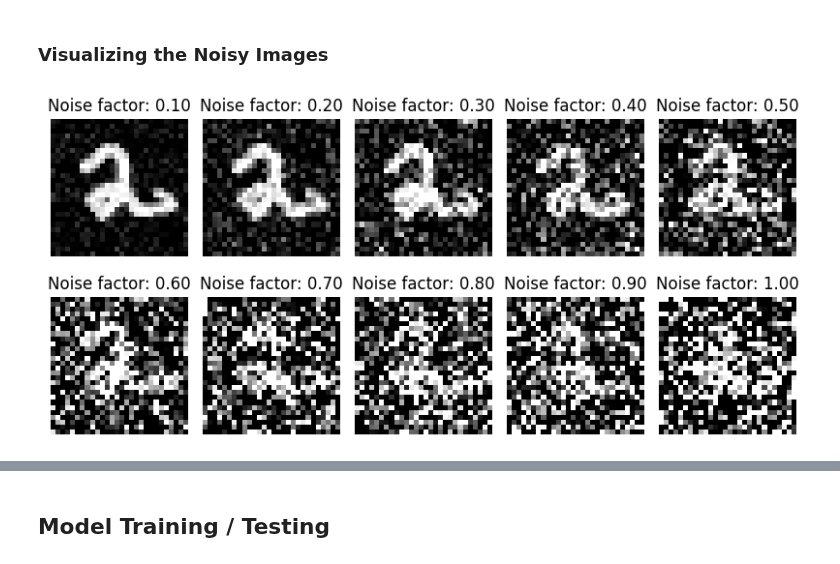
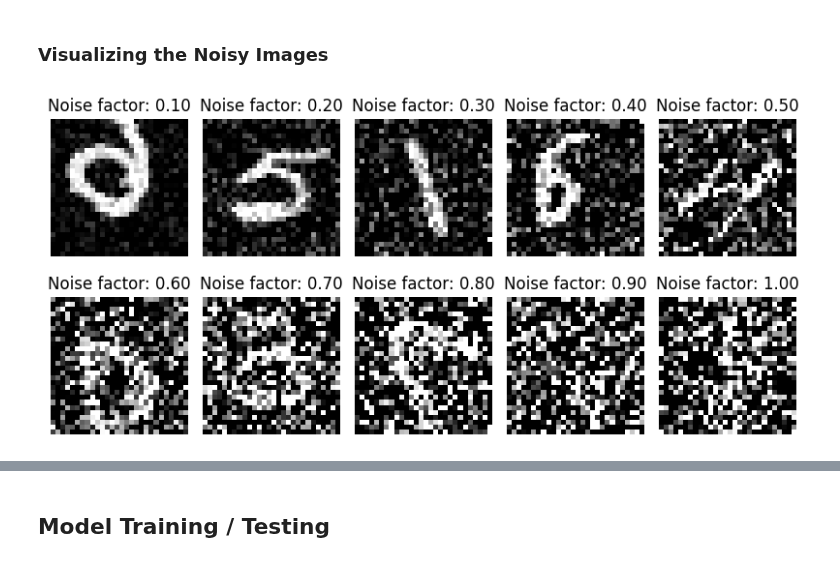
Before and after one commit to ekremgulcan/mnist-autoencoder, a Jupyter notebook: autoencoder.ipynb, the cells around one changed output, grey strips where cells are left out. Cells and saved outputs as stored; diff of their text form; code cells hidden in the pictures.

```diff
--- a/autoencoder.ipynb
+++ b/autoencoder.ipynb
@@ -144,18 +141,19 @@ def add_noise(image, noise_factor=0.5):
 # %%
 plt.figure(figsize=(8,4))
 
 for idx, noise_factor in enumerate(np.linspace(0.1, 1, 10)):
   plt.subplot(2, 5, idx+1)
-  img, label = mnist_train[0]
+  sample_idx = torch.randint(len(mnist_train), size=(1,)).item()
+  img, label = mnist_train[sample_idx]
 
   plt.imshow(add_noise(img, noise_factor=noise_factor).squeeze(), cmap='gray')
   plt.title(f'Noise factor: {noise_factor:.2f}')
   plt.axis('off')
 
 plt.tight_layout()
 plt.show()
 # %% [output]
-[figure, old version]
+[figure, new version]
 # %%
 # Dataset'i model tarafından kullanılmaya hazır hale getiriyoruz.
 
```
Also changed, not shown: parts of 14 cells of this notebook, 2 other files.
